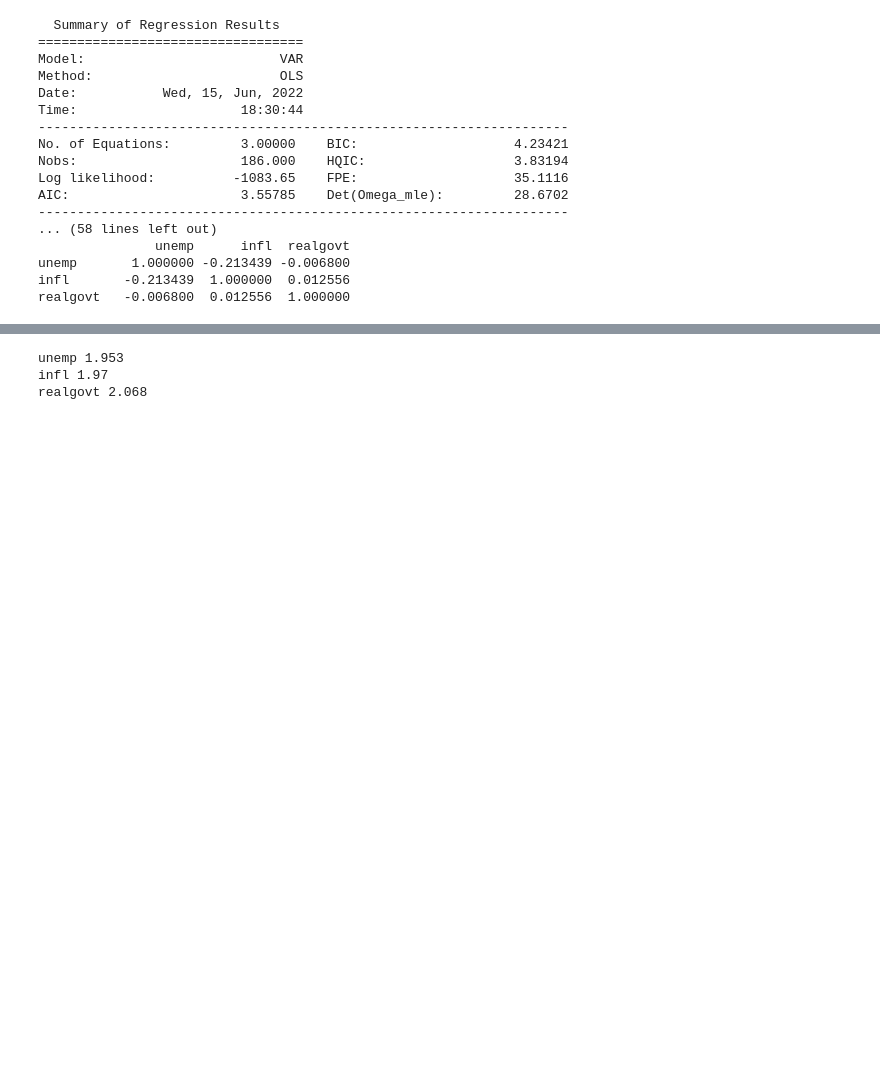
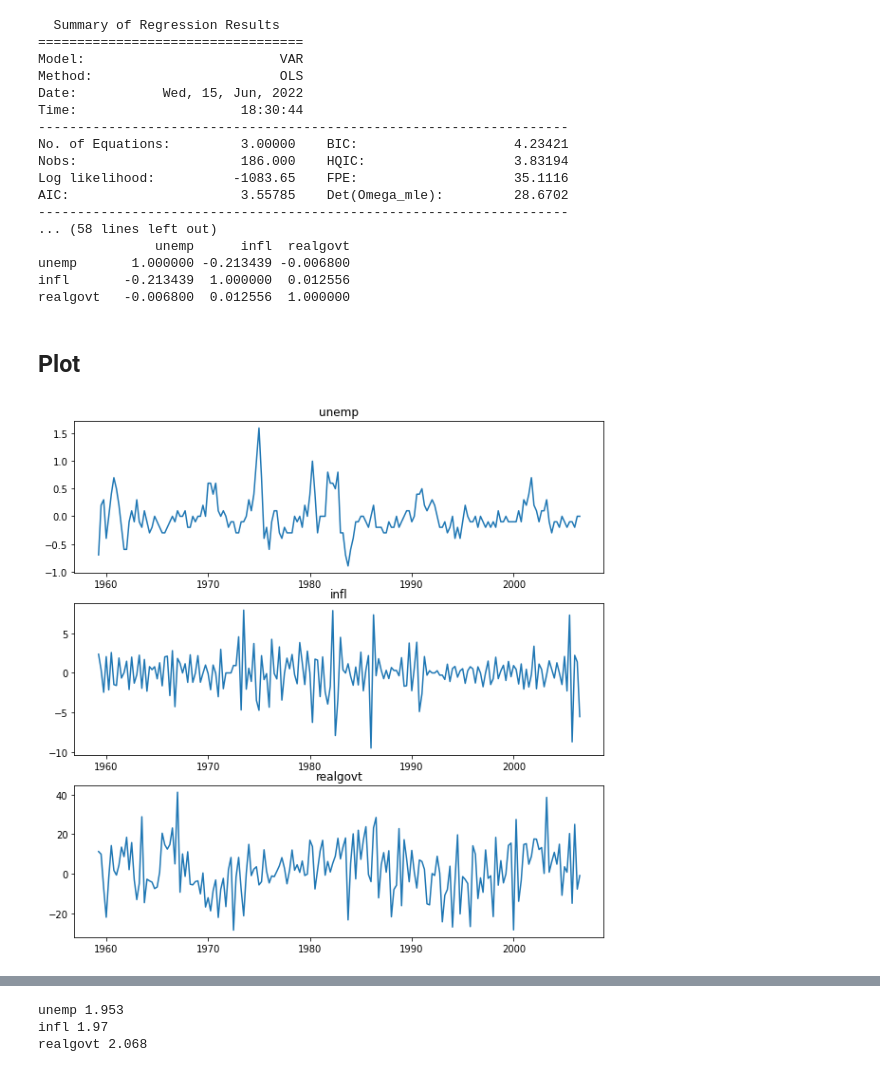
Before and after one commit to swilsonmfc/timeseries, a Jupyter notebook: VAR.ipynb, the cells around one changed output, grey strips where cells are left out. Drawn from its saved outputs; the diff is of its cells as text; code cells hidden in the pictures; blank space fills up the shorter version.

Commit message:
Additional plots

```diff
--- a/VAR.ipynb
+++ b/VAR.ipynb
@@ -259,3 +261,9 @@ AIC:                      3.55785    Det(Omega_mle):         28.6702
 unemp       1.000000 -0.213439 -0.006800
 infl       -0.213439  1.000000  0.012556
 realgovt   -0.006800  0.012556  1.000000
+# %% [markdown]
+## Plot
+# %%
+model.plot();
+# %% [output]
+[figure, added]
```
Also changed, not shown: parts of 7 cells of this notebook.
